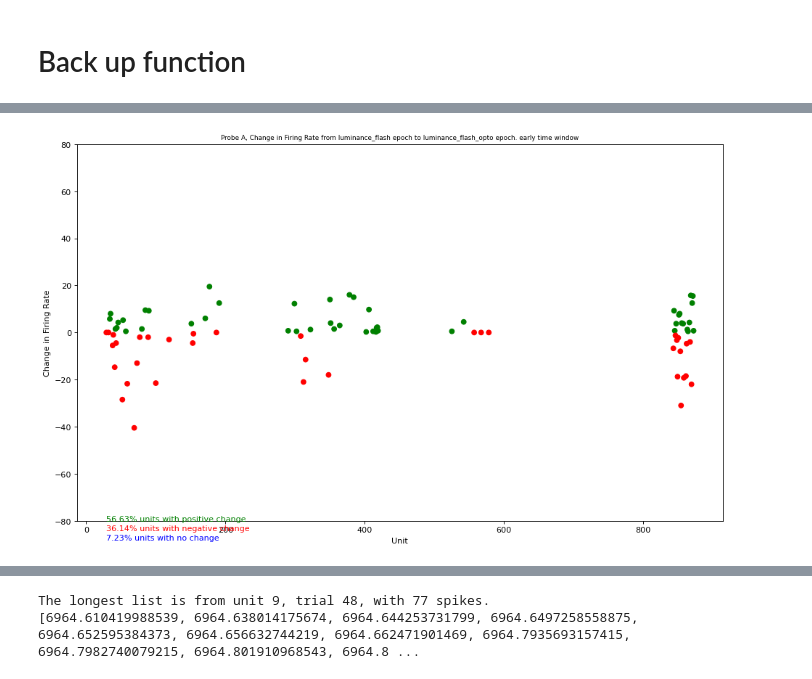
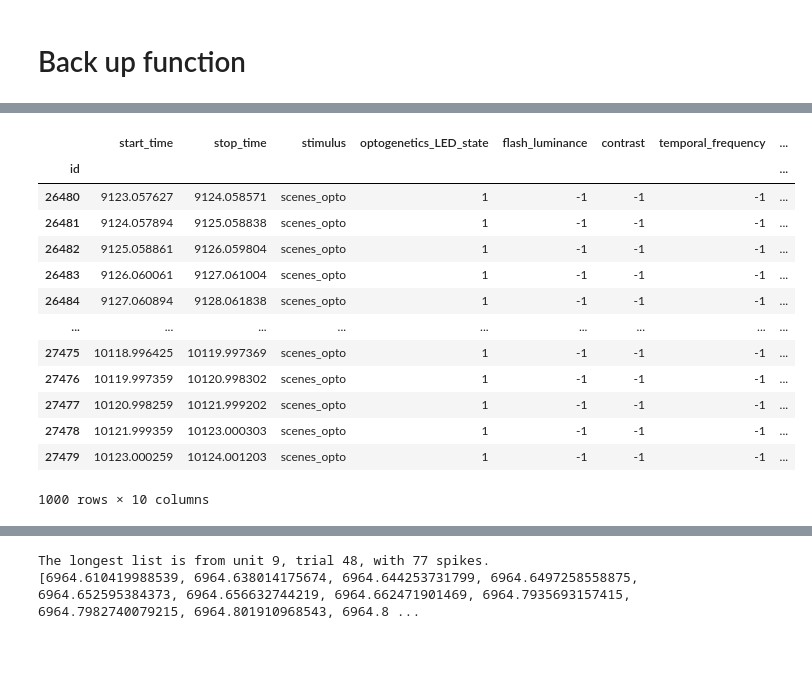
Before and after one commit to granthughes1999/nwb, a Jupyter notebook: Rotation_files/paBoNT2_analysis_grant.ipynb, the cells around one changed output, grey strips where cells are left out. Drawn from its saved outputs; the diff is of its cells as text; code cells hidden in the pictures; blank space fills up the shorter version.

```diff
--- a/Rotation_files/paBoNT2_analysis_grant.ipynb
+++ b/Rotation_files/paBoNT2_analysis_grant.ipynb
@@ -2359,15 +2518,20 @@ paBont2.trials()
-# %%
-    # def scatter_plot_2(self, probeLetter, brainRegion, timeWindow, path, pre, post, shift_trigger_start_time, bin_size, epoch, epoch_opto, Savefig=False):
-#     fr_early = paBont2.scatter_plot_2('A','V1',"Early",path,0,0.04, 0.08,0.005,epoch[i],epoch_opto[i])
-# def scatter_plot_2(self, probeLetter, brainRegion, timeWindow, path, pre, post, shift_trigger_start_time, bin_size, epoch, epoch_opto, Savefig=False):
-
-path = r"G:/Grant/rotation/2023-09-29_16-07-39_PaBont2/plots/summary_plots/all/"
-fr_early = paBont2.scatter_plot_2("A","V1",'early',path,0,0.04, 0.08,0.005,'luminance_flash','luminance_flash_opto')
-
-# path = r"G:/Grant/rotation/2023-09-29_16-07-39_PaBont2/plots/summary_plots/midWindow/probeA/"
-# fr_mid = paBont2.allUnits_early_window_matrix("A","V1",path,0,0.04, 0.12,0.005)
-
-# path = r"G:/Grant/rotation/2023-09-29_16-07-39_PaBont2/plots/summary_plots/lateWindow/probeA/"
-# fr_late = paBont2.allUnits_early_window_matrix("A","V1",path,0,0.04, 0.16,0.005)
-# %% [output]
-[figure, removed]
+# %%
+trials = paBont2.trials()
+# print rows where stimulus equals gratings
+gratings = trials[trials['stimulus'] == 'scenes_opto']
+gratings
+# %% [output]
+|  | start_time | stop_time | stimulus | optogenetics_LED_state | flash_luminance | contrast | temporal_frequency | ... |
+| id |  |  |  |  |  |  |  | ... |
+| 26480 | 9123.057627 | 9124.058571 | scenes_opto | 1 | -1 | -1 | -1 | ... |
+| 26481 | 9124.057894 | 9125.058838 | scenes_opto | 1 | -1 | -1 | -1 | ... |
+| 26482 | 9125.058861 | 9126.059804 | scenes_opto | 1 | -1 | -1 | -1 | ... |
+| 26483 | 9126.060061 | 9127.061004 | scenes_opto | 1 | -1 | -1 | -1 | ... |
+| 26484 | 9127.060894 | 9128.061838 | scenes_opto | 1 | -1 | -1 | -1 | ... |
+| ... | ... | ... | ... | ... | ... | ... | ... | ... |
+| 27475 | 10118.996425 | 10119.997369 | scenes_opto | 1 | -1 | -1 | -1 | ... |
+| 27476 | 10119.997359 | 10120.998302 | scenes_opto | 1 | -1 | -1 | -1 | ... |
+| 27477 | 10120.998259 | 10121.999202 | scenes_opto | 1 | -1 | -1 | -1 | ... |
+| 27478 | 10121.999359 | 10123.000303 | scenes_opto | 1 | -1 | -1 | -1 | ... |
+| 27479 | 10123.000259 | 10124.001203 | scenes_opto | 1 | -1 | -1 | -1 | ... |
+1000 rows × 10 columns
```
Also changed, not shown: parts of 18 cells of this notebook.
